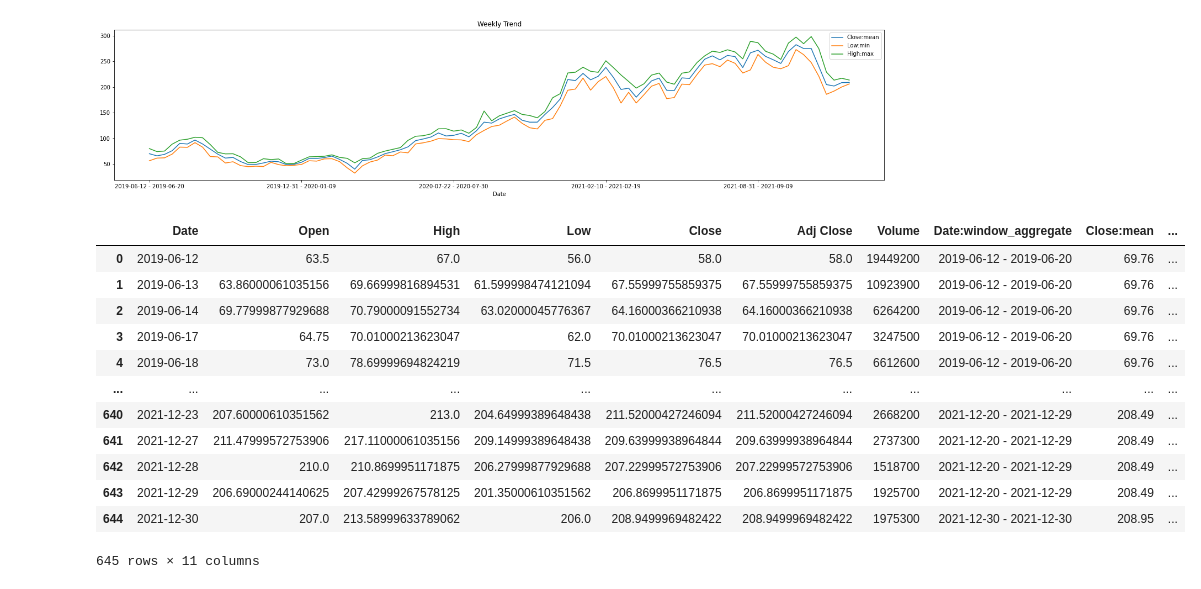
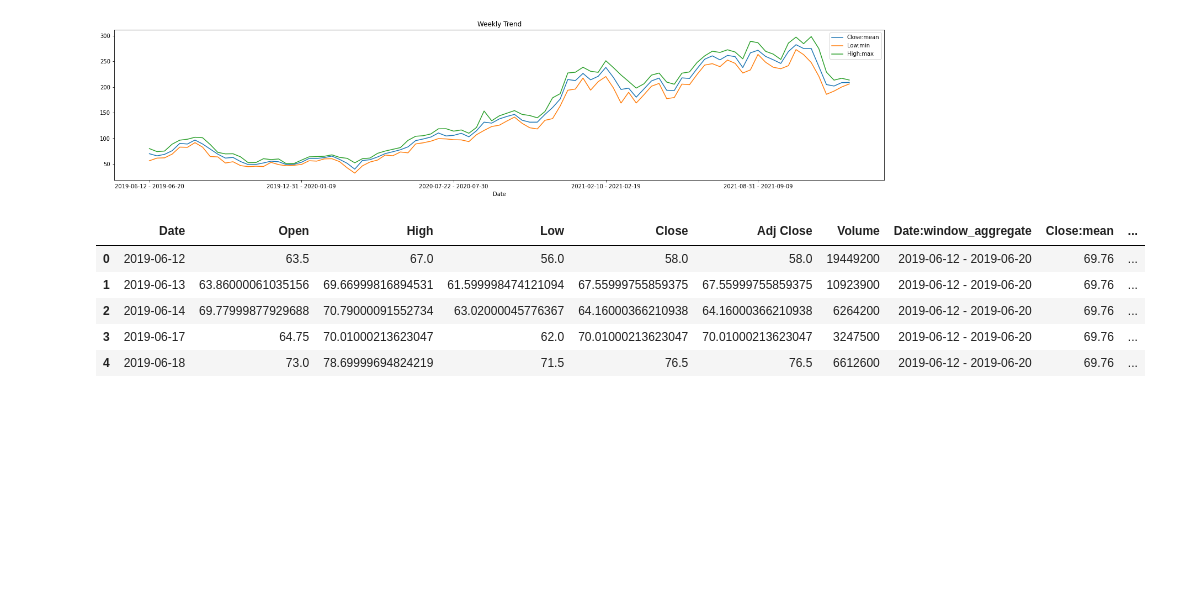
Before and after one commit to CrowdStrike/omigo-data-analytics, a Jupyter notebook: example-notebooks/stock-sliding-window.ipynb, the cells around one changed output. Cells and saved outputs as stored; diff of their text form; code cells hidden in the pictures; blank space fills up the shorter version.

```diff
--- a/example-notebooks/stock-sliding-window.ipynb
+++ b/example-notebooks/stock-sliding-window.ipynb
@@ -50,18 +45,11 @@ x \
 # %%
 x \
     .window_aggregate("Date", ["Close", "Low", "High"], [statistics.mean, min, max], winsize = 7, sliding = False, collapse = False) \
-    .to_df()
+    .to_df(5)
 # %% [output]
 |  | Date | Open | High | Low | Close | Adj Close | Volume | Date:window_aggregate | Close:mean | ... |
 | 0 | 2019-06-12 | 63.5 | 67.0 | 56.0 | 58.0 | 58.0 | 19449200 | 2019-06-12 - 2019-06-20 | 69.76 | ... |
 | 1 | 2019-06-13 | 63.86000061035156 | 69.66999816894531 | 61.599998474121094 | 67.55999755859375 | 67.55999755859375 | 10923900 | 2019-06-12 - 2019-06-20 | 69.76 | ... |
 | 2 | 2019-06-14 | 69.77999877929688 | 70.79000091552734 | 63.02000045776367 | 64.16000366210938 | 64.16000366210938 | 6264200 | 2019-06-12 - 2019-06-20 | 69.76 | ... |
 | 3 | 2019-06-17 | 64.75 | 70.01000213623047 | 62.0 | 70.01000213623047 | 70.01000213623047 | 3247500 | 2019-06-12 - 2019-06-20 | 69.76 | ... |
 | 4 | 2019-06-18 | 73.0 | 78.69999694824219 | 71.5 | 76.5 | 76.5 | 6612600 | 2019-06-12 - 2019-06-20 | 69.76 | ... |
-| ... | ... | ... | ... | ... | ... | ... | ... | ... | ... | ... |
-| 640 | 2021-12-23 | 207.60000610351562 | 213.0 | 204.64999389648438 | 211.52000427246094 | 211.52000427246094 | 2668200 | 2021-12-20 - 2021-12-29 | 208.49 | ... |
-| 641 | 2021-12-27 | 211.47999572753906 | 217.11000061035156 | 209.14999389648438 | 209.63999938964844 | 209.63999938964844 | 2737300 | 2021-12-20 - 2021-12-29 | 208.49 | ... |
-| 642 | 2021-12-28 | 210.0 | 210.8699951171875 | 206.27999877929688 | 207.22999572753906 | 207.22999572753906 | 1518700 | 2021-12-20 - 2021-12-29 | 208.49 | ... |
-| 643 | 2021-12-29 | 206.69000244140625 | 207.42999267578125 | 201.35000610351562 | 206.8699951171875 | 206.8699951171875 | 1925700 | 2021-12-20 - 2021-12-29 | 208.49 | ... |
-| 644 | 2021-12-30 | 207.0 | 213.58999633789062 | 206.0 | 208.9499969482422 | 208.9499969482422 | 1975300 | 2021-12-30 - 2021-12-30 | 208.95 | ... |
-645 rows × 11 columns
```
Also changed, not shown: parts of 1 cell of this notebook, 3 other files.
